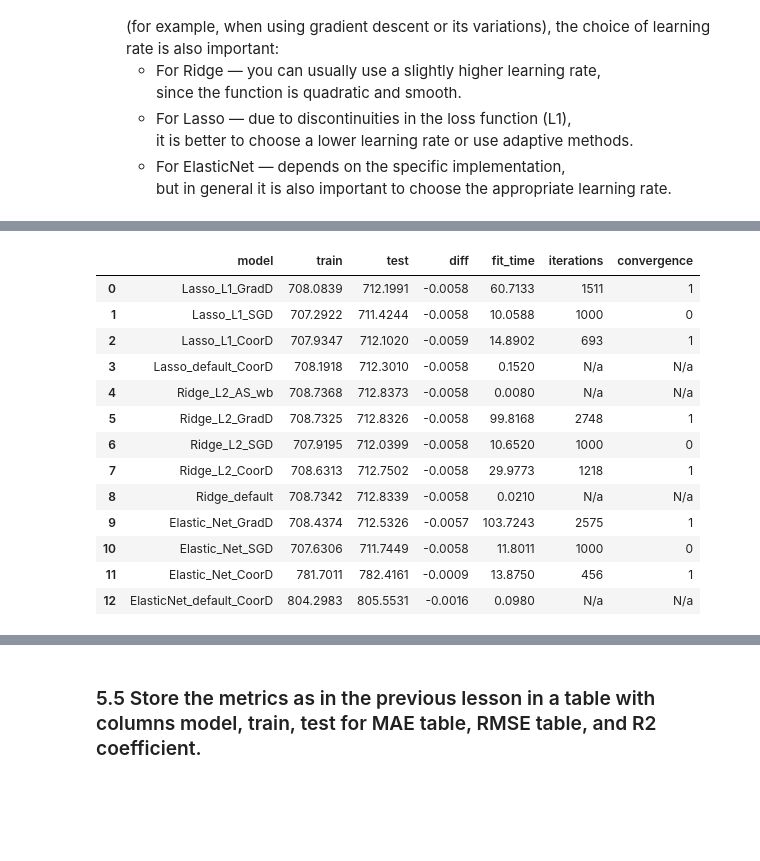
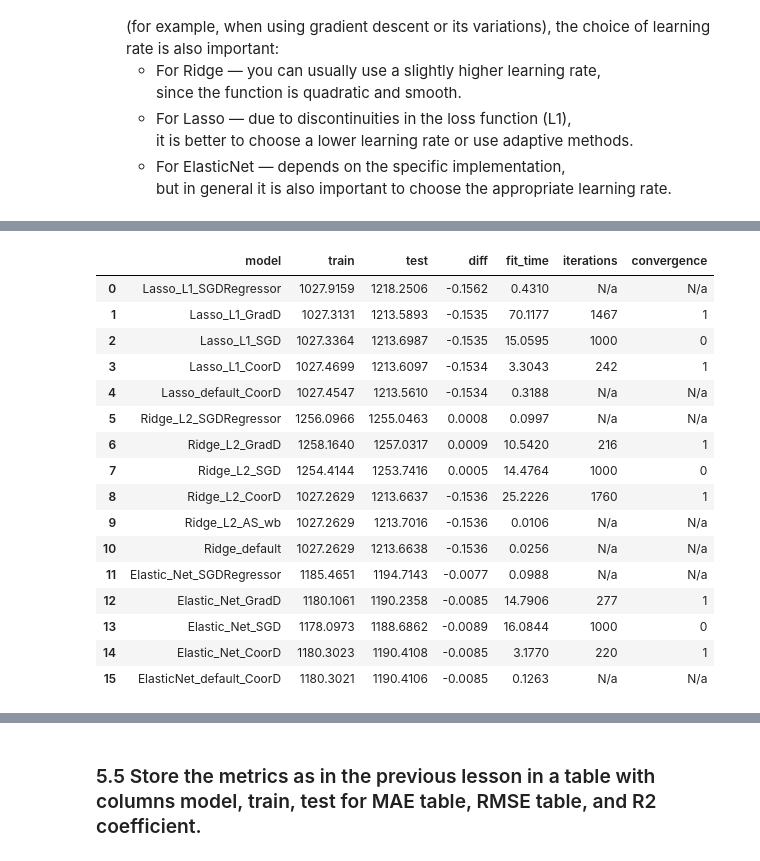
Before and after one commit to TimurOsmanov/s21, a Jupyter notebook: ML/ML2_LinReg_L1_L2/src/rental_listing_inquiries_ML2.ipynb, the cells around one changed output, grey strips where cells are left out. Drawn from its saved outputs; the diff is of its cells as text; code cells hidden in the pictures; blank space fills up the shorter version.

```diff
--- a/ML/ML2_LinReg_L1_L2/src/rental_listing_inquiries_ML2.ipynb
+++ b/ML/ML2_LinReg_L1_L2/src/rental_listing_inquiries_ML2.ipynb
@@ -852,17 +930,2 @@ class Ridge_L2_SGD(SGD):
-# %%
-@dataclass
-class Ridge_L2_GradD(GD):
-    """Ridge with Gradient descent + L2"""
-
-    fit_intercept: bool = True
-    learning_rate: float = 0.01
-    tolerance: float = 1e-06
-    alpha: float = 1.0
-
-    def descent(self, X, y):
-        n_samples = X.shape[0]
-        err = self.predict(X) - y
-        dw = 2 / n_samples * (X.T @ err + self.alpha * self.weights)
-        return dw
 # %%
 @dataclass
@@ -1003,43 +1121,38 @@ Chosing learning rate for nonlinear models (Ridge, Lasso, Elastic Net):
     - For ElasticNet — depends on the specific implementation,<br> but in general it is also important to choose the appropriate learning rate.
 # %%
 # alpha could be calc via LassoCV, RidgeCV, ElasticNetCV
+batch_size, epoch = 10_000, 200
 learning_rate, tolerance = 0.1, 1e-04
 alpha, l1_ratio = 1, 0.5
 
 def_options = {"fit_intercept": True, "alpha": alpha}
-CD_options = {**def_options, "tolerance": tolerance}
-GD_options = {**CD_options, "learning_rate": learning_rate}
-SGD_options = {**GD_options, "epoch": epoch, "batch_size": batch_size}
+def_options_en = {**def_options, "l1_ratio": l1_ratio}
+
+GD_options = {"learning_rate": learning_rate, "tolerance": tolerance}
+SGD_options = {**GD_options, "batch_size": batch_size, "epoch": epoch}
+CD_options = {"tolerance": tolerance, "epoch": epoch}
+SGDReg_options_en = {"penalty": "elasticnet", "alpha": alpha, "l1_ratio": l1_ratio}
 
 models = (
-    (Lasso_L1_GradD(**GD_options), "Lasso_L1_GradD"),
-    (Lasso_L1_SGD(**SGD_options), "Lasso_L1_SGD"),
-    (Lasso_L1_CoorD(**CD_options), "Lasso_L1_CoorD"),
+    (SGDRegressor(penalty="l1", alpha=alpha), "Lasso_L1_SGDRegressor"),
+    (Lasso_L1_GradD(**GD_options, **def_options), "Lasso_L1_GradD"),
+    (Lasso_L1_SGD(**SGD_options, **def_options), "Lasso_L1_SGD"),
+    (Lasso_L1_CoorD(**CD_options, **def_options), "Lasso_L1_CoorD"),
     (Lasso(**def_options), "Lasso_default_CoorD"),
+
+    (SGDRegressor(penalty="l2", alpha=alpha), "Ridge_L2_SGDRegressor"),
+    (Ridge_L2_GradD(**GD_options, **def_options), "Ridge_L2_GradD"),
+    (Ridge_L2_SGD(**SGD_options, **def_options), "Ridge_L2_SGD"),
+    (Ridge_L2_CoorD(**CD_options, **def_options), "Ridge_L2_CoorD"),
     (Ridge_L2_AS(True, learning_rate), "Ridge_L2_AS_wb"),
-    (Ridge_L2_GradD(**GD_options), "Ridge_L2_GradD"),
-    (Ridge_L2_SGD(**SGD_options), "Ridge_L2_SGD"),
-    (Ridge_L2_CoorD(**CD_options), "Ridge_L2_CoorD"),
     (Ridge(**def_options), "Ridge_default"),
-    (Elastic_Net_GradD(**GD_options, l1_ratio=l1_ratio), "Elastic_Net_GradD"),
-    (Elastic_Net_SGD(**SGD_options, l1_ratio=l1_ratio), "Elastic_Net_SGD"),
-    (Elastic_Net_CoorD(**CD_options, l1_ratio=l1_ratio), "Elastic_Net_CoorD"),
-    (ElasticNet(**def_options, l1_ratio=l1_ratio), "ElasticNet_default_CoorD"),
+
+    (SGDRegressor(**SGDReg_options_en), "Elastic_Net_SGDRegressor"),
+    (Elastic_Net_GradD(**GD_options, **def_options_en), "Elastic_Net_GradD"),
+    (Elastic_Net_SGD(**SGD_options, **def_options_en), "Elastic_Net_SGD"),
+    (Elastic_Net_CoorD(**CD_options, **def_options_en), "Elastic_Net_CoorD"),
+    (ElasticNet(**def_options_en), "ElasticNet_default_CoorD"),
 )
-
-# output weights for lasso with 0
-lasso_models: list = [x for x in models if "lasso" in x[1].lower()]
-null_weights = {x[1]: [] for x in lasso_models}
-
-for model, model_name in lasso_models:
-    # change alpha to see more 0 weights
-    model.alpha = 3
-    model.fit(X=X_train, y=y_train)
-    null_weights[model_name] = list(
-        [round(x) for x in [*model.coef_, model.intercept_]]
-    )
-lasso_results = {"Lasso null weights": pd.DataFrame(null_weights)}
-output_results(lasso_results)
 
 non_lr_results = fit_and_eval_models(
     models=models,
@@ -1048,5 +1161,8 @@ non_lr_results = fit_and_eval_models(
     X_test=X_test,
     y_test=y_test,
 )
-output_results(non_lr_results)
+output_results(non_lr_results, [4, 10])
+# results can be unstable with high (10-100) alpha value
+# decrese learning rate to get result with high alpha:
+# i.e a = 10, lr = 1e-02; a = 100, lr = 1e-03
 # %% [output]
@@ -1072,14 +1188,17 @@ MAE
 |  | model | train | test | diff | fit_time | iterations | convergence |
-| 0 | Lasso_L1_GradD | 708.0839 | 712.1991 | -0.0058 | 60.7133 | 1511 | 1 |
-| 1 | Lasso_L1_SGD | 707.2922 | 711.4244 | -0.0058 | 10.0588 | 1000 | 0 |
-| 2 | Lasso_L1_CoorD | 707.9347 | 712.1020 | -0.0059 | 14.8902 | 693 | 1 |
-| 3 | Lasso_default_CoorD | 708.1918 | 712.3010 | -0.0058 | 0.1520 | N/a | N/a |
-| 4 | Ridge_L2_AS_wb | 708.7368 | 712.8373 | -0.0058 | 0.0080 | N/a | N/a |
-| 5 | Ridge_L2_GradD | 708.7325 | 712.8326 | -0.0058 | 99.8168 | 2748 | 1 |
-| 6 | Ridge_L2_SGD | 707.9195 | 712.0399 | -0.0058 | 10.6520 | 1000 | 0 |
-| 7 | Ridge_L2_CoorD | 708.6313 | 712.7502 | -0.0058 | 29.9773 | 1218 | 1 |
-| 8 | Ridge_default | 708.7342 | 712.8339 | -0.0058 | 0.0210 | N/a | N/a |
-| 9 | Elastic_Net_GradD | 708.4374 | 712.5326 | -0.0057 | 103.7243 | 2575 | 1 |
-| 10 | Elastic_Net_SGD | 707.6306 | 711.7449 | -0.0058 | 11.8011 | 1000 | 0 |
-| 11 | Elastic_Net_CoorD | 781.7011 | 782.4161 | -0.0009 | 13.8750 | 456 | 1 |
-| 12 | ElasticNet_default_CoorD | 804.2983 | 805.5531 | -0.0016 | 0.0980 | N/a | N/a |
+| 0 | Lasso_L1_SGDRegressor | 1027.9159 | 1218.2506 | -0.1562 | 0.4310 | N/a | N/a |
+| 1 | Lasso_L1_GradD | 1027.3131 | 1213.5893 | -0.1535 | 70.1177 | 1467 | 1 |
+| 2 | Lasso_L1_SGD | 1027.3364 | 1213.6987 | -0.1535 | 15.0595 | 1000 | 0 |
+| 3 | Lasso_L1_CoorD | 1027.4699 | 1213.6097 | -0.1534 | 3.3043 | 242 | 1 |
+| 4 | Lasso_default_CoorD | 1027.4547 | 1213.5610 | -0.1534 | 0.3188 | N/a | N/a |
+| 5 | Ridge_L2_SGDRegressor | 1256.0966 | 1255.0463 | 0.0008 | 0.0997 | N/a | N/a |
+| 6 | Ridge_L2_GradD | 1258.1640 | 1257.0317 | 0.0009 | 10.5420 | 216 | 1 |
+| 7 | Ridge_L2_SGD | 1254.4144 | 1253.7416 | 0.0005 | 14.4764 | 1000 | 0 |
+| 8 | Ridge_L2_CoorD | 1027.2629 | 1213.6637 | -0.1536 | 25.2226 | 1760 | 1 |
+| 9 | Ridge_L2_AS_wb | 1027.2629 | 1213.7016 | -0.1536 | 0.0106 | N/a | N/a |
+| 10 | Ridge_default | 1027.2629 | 1213.6638 | -0.1536 | 0.0256 | N/a | N/a |
+| 11 | Elastic_Net_SGDRegressor | 1185.4651 | 1194.7143 | -0.0077 | 0.0988 | N/a | N/a |
+| 12 | Elastic_Net_GradD | 1180.1061 | 1190.2358 | -0.0085 | 14.7906 | 277 | 1 |
+| 13 | Elastic_Net_SGD | 1178.0973 | 1188.6862 | -0.0089 | 16.0844 | 1000 | 0 |
+| 14 | Elastic_Net_CoorD | 1180.3023 | 1190.4108 | -0.0085 | 3.1770 | 220 | 1 |
+| 15 | ElasticNet_default_CoorD | 1180.3021 | 1190.4106 | -0.0085 | 0.1263 | N/a | N/a |
```
Also changed, not shown: parts of 31 cells of this notebook.
